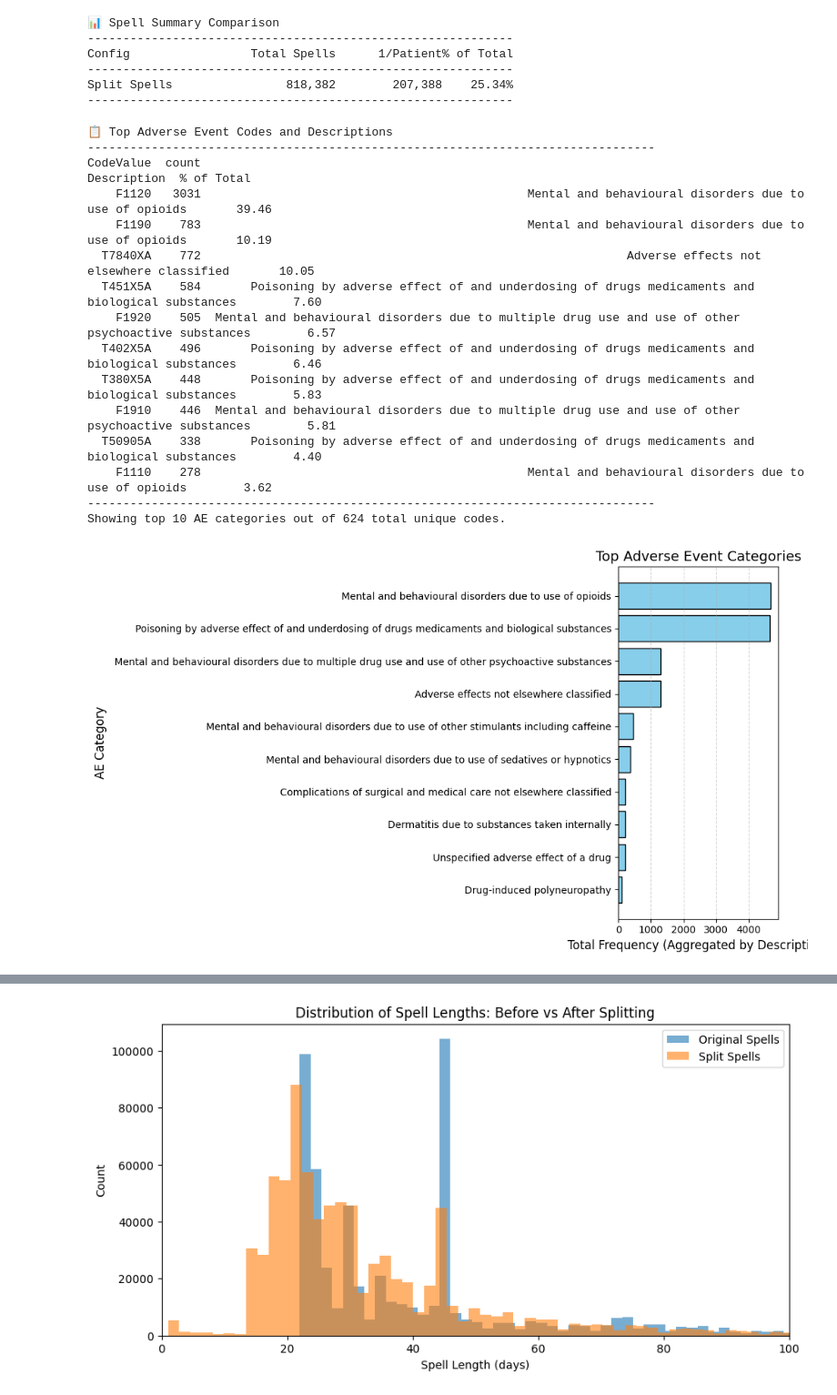
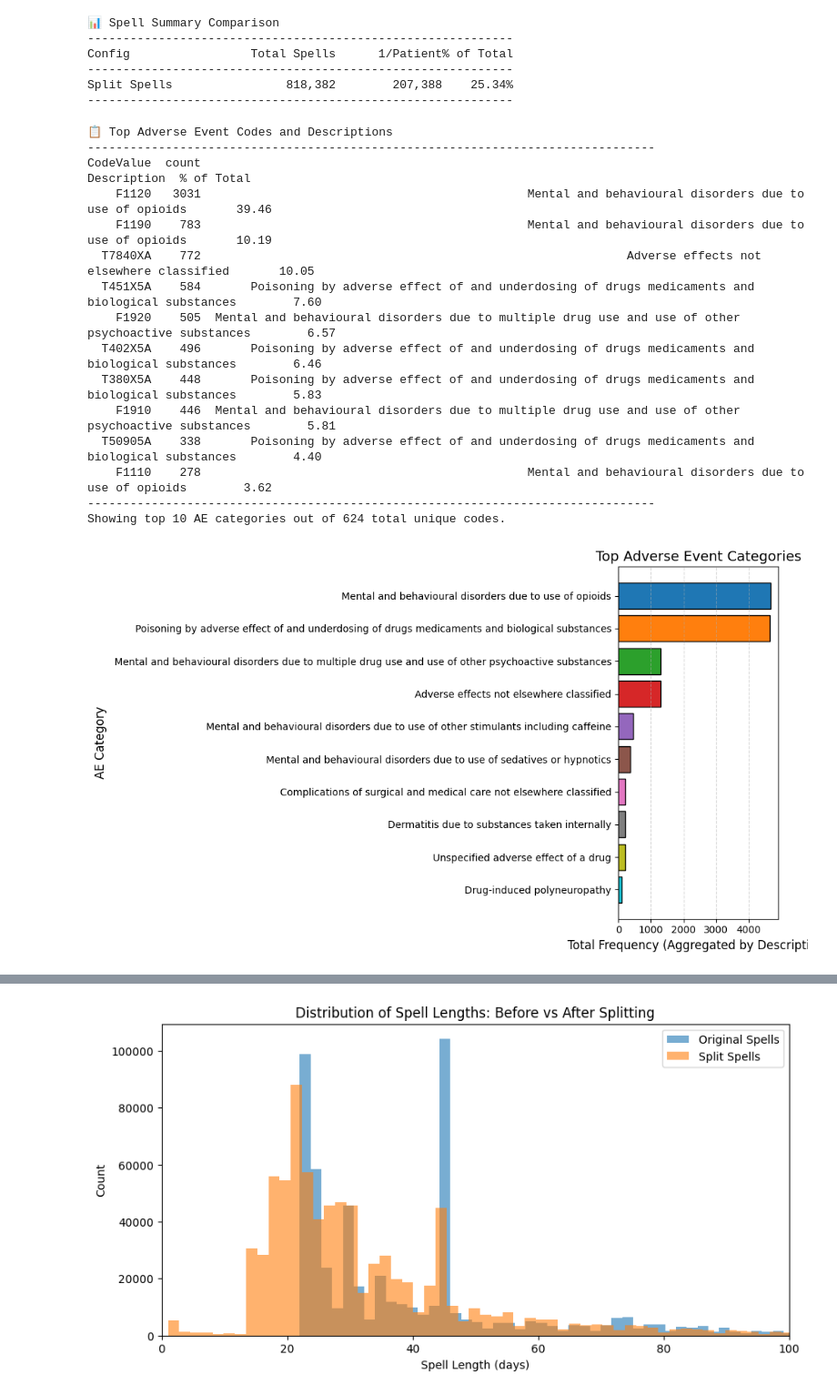
Before and after one commit to beni-1414/bmif204_claims_project, a Jupyter notebook: final_plots.ipynb, the cells around one changed output, grey strips where cells are left out. Shown at 91% size. Saved outputs shown, nothing was run; the diff lists cells and outputs as text; code cells hidden in the pictures.

Commit message:
feat: some mods to the plots so barplot acts as legend

```diff
--- a/final_plots.ipynb
+++ b/final_plots.ipynb
@@ -87,7 +87,7 @@ Split Spells                818,382        207,388    25.34%
 # --- ⚙️ Flatten AE codes across all AE spells ---
 # If 'first_ae_code' doesn’t exist, replace it with your AE column (e.g. 'ae_codes')
 ae_freq_df = (
-    df[df["ae_within_30d"] ]["first_ae_code"]
+    df[df["ae_within_30d"]]["first_ae_code"]
     .value_counts()
     .reset_index()
     .rename(columns={"first_ae_code": "CodeValue"})
@@ -130,42 +130,132 @@ agg_by_desc = (
 # Take top N descriptions for plotting
 top_desc = agg_by_desc.head(top_n)
 
-# --- 🎨 Visualization ---
+# --- 🧩 Identify top AE *descriptions* for consistent palette ---
+top_n_desc = top_n
+top_descriptions = top_desc["Description"].tolist()
+
+ae_categories = top_descriptions + ["Other"]
+palette_colors = sns.color_palette("tab10", n_colors=len(ae_categories))
+palette_map = dict(zip(ae_categories, palette_colors))
+
+# --- 🎨 Bar plot of top AE categories (using shared palette) ---
 plt.figure(figsize=(10, 6))
-plt.barh(top_desc["Description"], top_desc["count"], color="skyblue", edgecolor="black")
+bar_colors = [palette_map[d] for d in top_desc["Description"]]
+plt.barh(top_desc["Description"], top_desc["count"],
+         color=bar_colors, edgecolor="black")
 plt.gca().invert_yaxis()  # Highest on top
 plt.title("Top Adverse Event Categories", fontsize=14)
 plt.xlabel("Total Frequency (Aggregated by Description)", fontsize=12)
 plt.ylabel("AE Category", fontsize=12)
 plt.grid(axis="x", linestyle="--", alpha=0.5)
 plt.tight_layout()
-plt.show()
 
 # Save to results/plots
 plt.savefig("results/plots/AE_distribution_plot.png")
+plt.show()
 
 # --- 🧮 Print small summary of aggregation ---
 print("\n🧮 Aggregated AE Category Counts (for plot)")
 print(top_desc.to_string(index=False))
 
 print("Total Adverse Events Counted:", ae_freq_df["count"].sum())
+
+# --- 🧭 AE positioning within spells and split_spells (days into spell) ---
+def prepare_ae_spells(df: pd.DataFrame) -> pd.DataFrame:
+    """Subset to spells with AE, ensure dates, and compute days_into_spell."""
+    ae_df = df[df["had_ae"]].copy()
+    ae_df["entry_date"] = pd.to_datetime(ae_df["entry_date"])
+    ae_df["first_ae_date"] = pd.to_datetime(ae_df["first_ae_date"])
+    ae_df["days_into_spell"] = (ae_df["first_ae_date"] - ae_df["entry_date"]).dt.days
+    return ae_df
+
+ae_spells = prepare_ae_spells(spells)
+ae_spells_split = prepare_ae_spells(df)
+
+# --- 📊 Summaries ---
+print("\n📊 AE Positioning Within Spell (original spells)")
+print("-" * 60)
+print(ae_spells["days_into_spell"].describe())
+
+print("\n📊 AE Positioning Within Spell (split_spells)")
+print("-" * 60)
+print(ae_spells_split["days_into_spell"].describe())
+
+def add_ae_group_by_desc(df: pd.DataFrame, top_desc: list) -> pd.DataFrame:
+    df = df.copy()
+    # Map ICD code -> Description using the same function you used earlier
+    df["AE_desc"] = df["first_ae_code"].apply(map_description)
+    # Collapse rare descriptions into "Other"
+    df["AE_group"] = df["AE_desc"].where(df["AE_desc"].isin(top_desc), "Other")
+    return df
+
+ae_spells = add_ae_group_by_desc(ae_spells, top_descriptions)
+ae_spells_split = add_ae_group_by_desc(ae_spells_split, top_descriptions)
+
+# --- 🎨 Plot histograms side by side with shared palette (by Description) ---
+fig, axes = plt.subplots(1, 2, figsize=(16, 6), sharey=True)
+
+sns.histplot(
+    data=ae_spells,
+    x="days_into_spell",
+    hue="AE_group",
+    hue_order=ae_categories,
+    palette=palette_map,
+    bins=60,
+    binrange=(0, 60),
+    multiple="stack",
+    edgecolor="black",
+    alpha=0.9,
+    ax=axes[0]
+)
+axes[0].set_title("AE Timing Within Spell (Original Spells)", fontsize=14)
+axes[0].set_xlabel("Days Into Spell (AE occurrence)")
+axes[0].set_ylabel("Count of AEs")
+axes[0].grid(axis="x", linestyle="--", alpha=0.4)
+
+sns.histplot(
+    data=ae_spells_split,
+    x="days_into_spell",
+    hue="AE_group",
+    hue_order=ae_categories,
+    palette=palette_map,
+    bins=60,
+    binrange=(0, 60),
+    multiple="stack",
+    edgecolor="black",
+    alpha=0.9,
+    ax=axes[1]
+)
+axes[1].set_title("AE Timing Within Spell (Split Spells)", fontsize=14)
+axes[1].set_xlabel("Days Into Spell (AE occurrence)")
+axes[1].set_ylabel("Count of AEs")
+axes[1].grid(axis="x", linestyle="--", alpha=0.4)
+
+# Remove legends:
+for ax in axes:
+    ax.legend_.remove()
+
+plt.tight_layout()
+# Save to results/plots
+plt.savefig("results/plots/AE_timing_within_spell_5M.png")
+plt.show()
 # %% [output]
 📋 Top Adverse Event Codes and Descriptions
 --------------------------------------------------------------------------------
 CodeValue  count                                                                                         Description  % of Total
     F1120   3031                                              Mental and behavioural disorders due to use of opioids       39.46
     F1190    783                                              Mental and behavioural disorders due to use of opioids       10.19
   T7840XA    772                                                            Adverse effects not elsewhere classified       10.05
   T451X5A    584       Poisoning by adverse effect of and underdosing of drugs medicaments and biological substances        7.60
     F1920    505  Mental and behavioural disorders due to multiple drug use and use of other psychoactive substances        6.57
   T402X5A    496       Poisoning by adverse effect of and underdosing of drugs medicaments and biological substances        6.46
   T380X5A    448       Poisoning by adverse effect of and underdosing of drugs medicaments and biological substances        5.83
     F1910    446  Mental and behavioural disorders due to multiple drug use and use of other psychoactive substances        5.81
   T50905A    338       Poisoning by adverse effect of and underdosing of drugs medicaments and biological substances        4.40
     F1110    278                                              Mental and behavioural disorders due to use of opioids        3.62
 --------------------------------------------------------------------------------
 Showing top 10 AE categories out of 624 total unique codes.
-[figure, old version]
+[figure, new version]
 🧮 Aggregated AE Category Counts (for plot)
                                                                                         Description  count
                                              Mental and behavioural disorders due to use of opioids   4671
```
Also changed, not shown: parts of 3 cells of this notebook, 3 other files.
